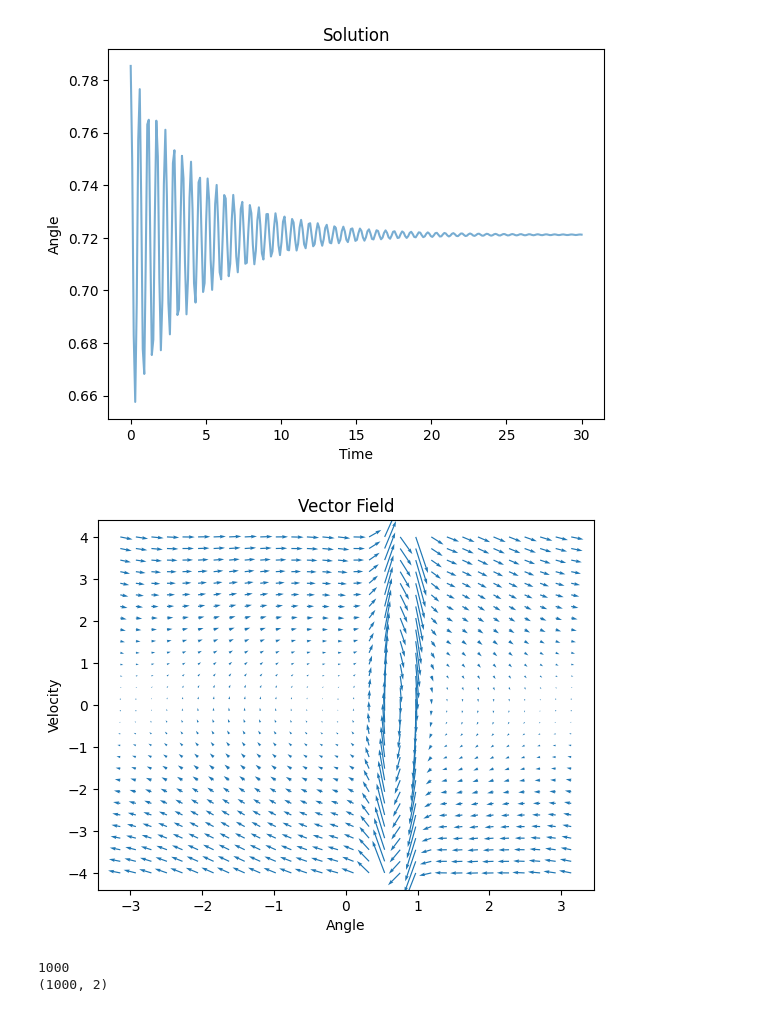
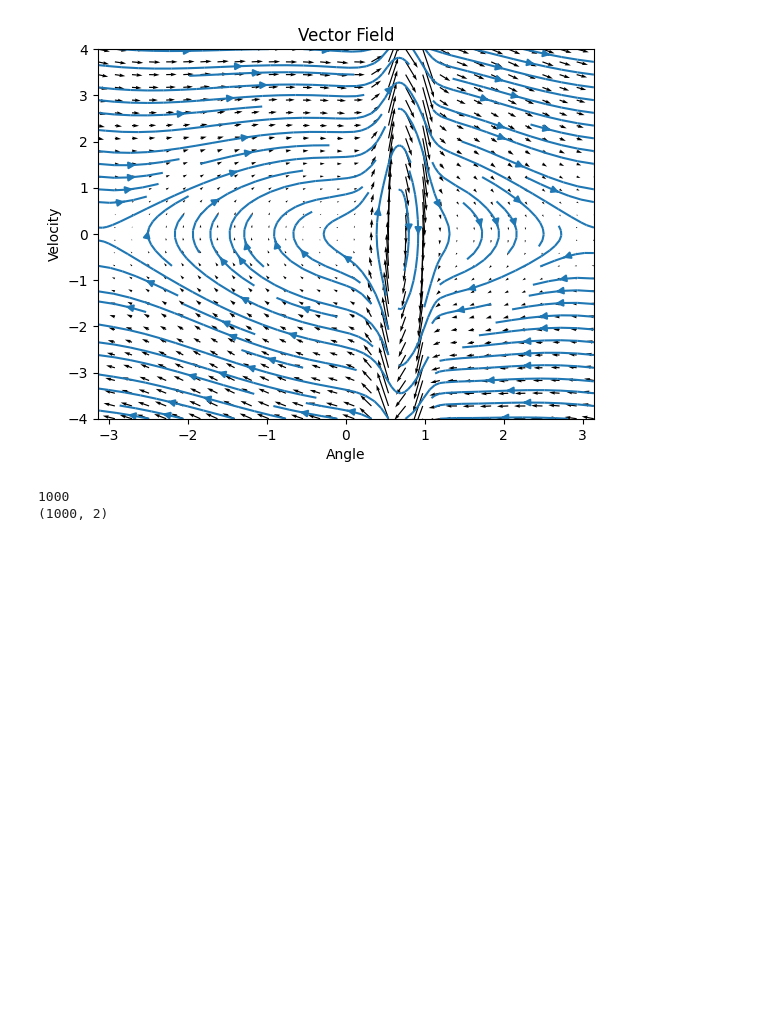
Before and after one commit to Dobel26/MagneticPendulum, a Jupyter notebook: simulation.ipynb, the cells around one changed output. Saved outputs shown, nothing was run; the diff lists cells and outputs as text; code cells hidden in the pictures; blank space fills up the shorter version.

Commit message:
Update vectorfield visualization

```diff
--- a/simulation.ipynb
+++ b/simulation.ipynb
@@ -15,7 +15,7 @@ class magnet:
         self.pos = np.array(pos)
         self.mom = np.array(mom)
 
-    def momentum_on_pendulum(self, mu0, l, theta):
+    def potential(self, mu0, l, theta):
         pen_direction = np.array([np.sin(theta), np.cos(theta)])
         pen_mom = self.mom * pen_direction
         pos = l * pen_direction
@@ -26,8 +26,8 @@ class magnet:
         return -mu0 / (4 * np.pi * r_norm**5) * (np.dot(pen_mom, self.mom) - 3 * np.dot(pen_mom, r) * np.dot(self.mom, r))
 
     def diff(self, mu0, l, theta, dtheta=0.001):
-        val0 = self.momentum_on_pendulum(mu0, l, theta - dtheta)
-        val1 = self.momentum_on_pendulum(mu0, l, theta + dtheta)
+        val0 = self.potential(mu0, l, theta - dtheta)
+        val1 = self.potential(mu0, l, theta + dtheta)
 
         return (val0 - val1) / (2 * dtheta)
 
@@ -53,29 +53,17 @@ class system:
         l = 1
         mu0 = 1
 
-        # lagrange = -g / l * np.sin(x[0]) - self.damp * x[1]
-        lagrange = -g/l * np.sin(x[0]) - self.damp * x[1] / (m * l**2)
-
-        pen_direction = np.array([np.sin(x[0]), np.cos(x[0])])
-        pen_mom = self.moment * pen_direction
-        pos = l * pen_direction
+        L = -g/l * np.sin(x[0]) - self.damp * x[1] / (m * l**2)
 
         if len(magnets) == 0:
-            return np.array([x[1], lagrange])
+            return np.array([x[1], L])
 
         for magnet in magnets:
-            r = pos - magnet.pos
-            r_norm = np.linalg.norm(r)
-            r_hat = r / r_norm
-
-            # blue = -mu0 / (4 * np.pi * m * l * r_norm**5) * (9 * np.dot(pen_mom, r_hat) * np.dot(magnet.mom, r_hat) - 3 * np.dot(pen_mom, magnet.mom))
-            # green = r[0] * np.cos(x[0]) - r[1] * np.sin(x[0])
-            # lagrange += blue + green
             # lagrange += -mu0 / (4 * np.pi * m * l * r_norm**5) * (15 * np.dot(pen_mom, r_hat) * np.dot(magnet.mom, r_hat) - 3 * np.dot(pen_mom, magnet.mom)) * (r[0] * np.cos(x[0]) - r[1] * np.sin(x[0]))
             # lagrange += -mu0 / (4 * np.pi * m * l * r_norm**5) * (3 * np.dot(pen_mom, magnet.mom) - 9 * np.dot(pen_mom, r_hat) * np.dot(magnet.mom, r_hat)) * (magnet.pos[1] * pen_direction[0] - magnet.pos[0] * pen_direction[1])
-            lagrange += magnet.diff(mu0, l, x[0])
+            L += magnet.diff(mu0, l, x[0])
 
-        return np.array([x[1], lagrange])
+        return np.array([x[1], L])
 
     def solve(self, save=True):
         x = []
@@ -120,7 +108,6 @@ class system:
 
     def plot_vectorfield(self,
             ax=None,
-            color=None,
             num_angles=20,
             range_angles=[-np.pi, np.pi],
             num_velolcities=20,
@@ -137,11 +124,6 @@ class system:
         velocities = np.linspace(range_velocities[0], range_velocities[1], num_velolcities)
         X, Y = np.meshgrid(angles, velocities)
 
-        # for magnet in self.magnets:
-        #     magnet.pos = [np.ones(X.shape) * magnet.pos[0], np.ones(X.shape) * magnet.pos[1]]
-        #     magnet.mom = [np.ones(X.shape) * magnet.mom[0], np.ones(X.shape) * magnet.mom[1]]
-
-        # U, V = self.rhs([X, Y], self.magnets, 0)
         U = np.zeros(X.shape)
         V = np.zeros(Y.shape)
         for i, j in np.ndindex(U.shape):
@@ -149,10 +131,11 @@ class system:
             U[i, j] = x[0]
             V[i, j] = x[1]
 
-        # U, V = rk4_step([X, Y], self.magnets, 0.1, 0.1, self.rhs)
+        # speed = np.sqrt(U**2 + V**2)
+        # colors = plt.cm.viridis(speed)
 
-        # ax.streamplot(X, Y, U, V, color=color)
-        q = ax.quiver(X, Y, U, V, color=color)
+        ax.streamplot(X, Y, U, V)
+        q = ax.quiver(X, Y, U, V)
 # %%
 fig, ax = plt.subplots()
 
@@ -218,20 +201,19 @@ plt.show()
 # %%
 marcus = system(ic=[np.pi / 4, 0], dt=0.1, t_max=30)
 # marcus = system(ic=[0.5 * np.pi, 0], dt=0.1, t_max=50)
 # print(marcus.solve())
 marcus.add_magnet(magnet(pos=np.array([1, 1]), mom=np.array([0.0, 1.0])))
 # marcus.add_magnet(magnet(pos=np.array([-0.5, 1.2]), mom=np.array([0, 0.8])))
 # marcus.add_magnet(magnet(pos=np.array([0, 1.2]), mom=np.array([0, -0.1])))
 
 
-marcus.solve()
-marcus.plot_solution()
+# marcus.solve()
+# marcus.plot_solution()
 # marcus.plot_phase()
 marcus.plot_vectorfield(num_angles=30, num_velolcities=30)
 plt.show()
 # %% [output]
-[figure, old version]
+[figure, new version]
-[figure, removed]
 # %%
 # def rhs(x, t):
 #     return np.array([x[1], -np.sin(x[0])])
```
Also changed, not shown: parts of 3 cells of this notebook, 1 other file.
